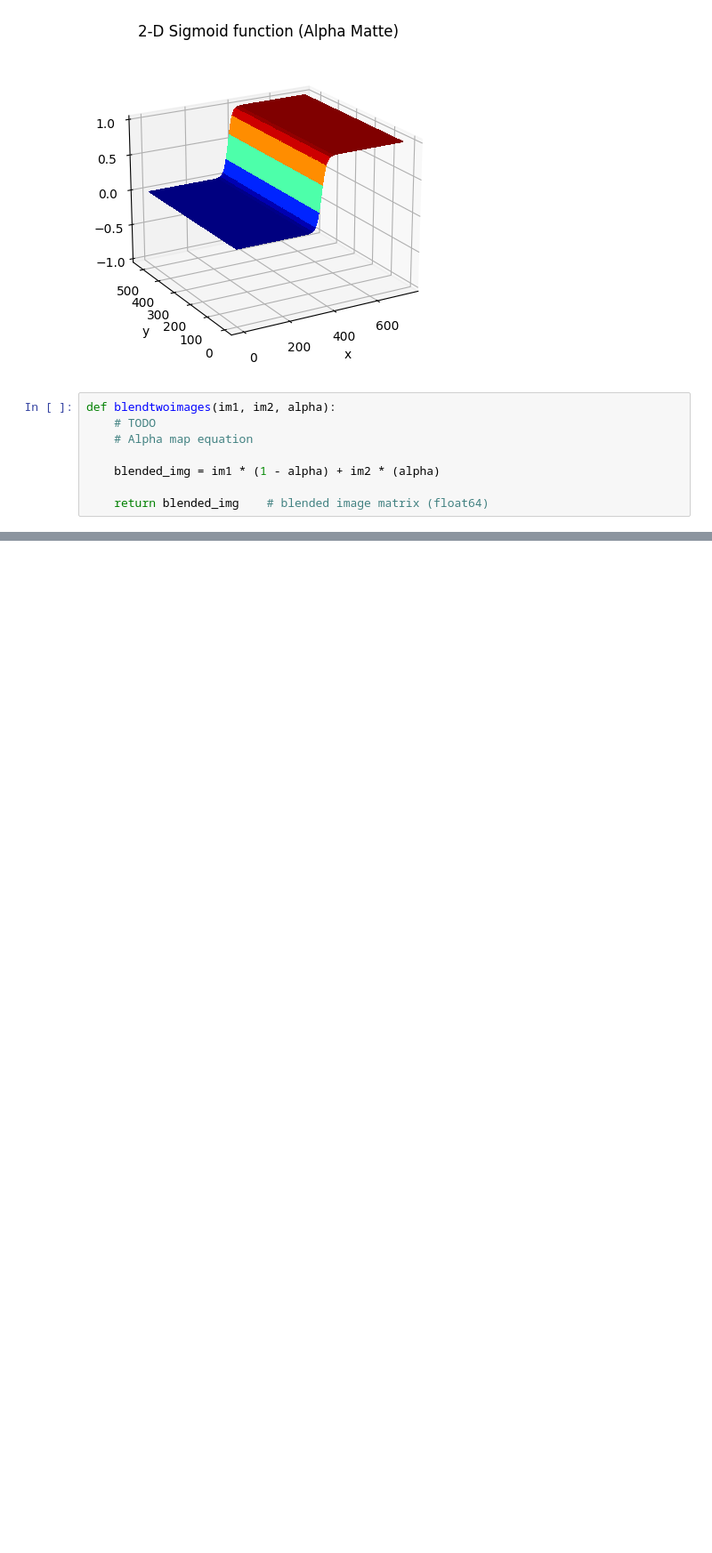
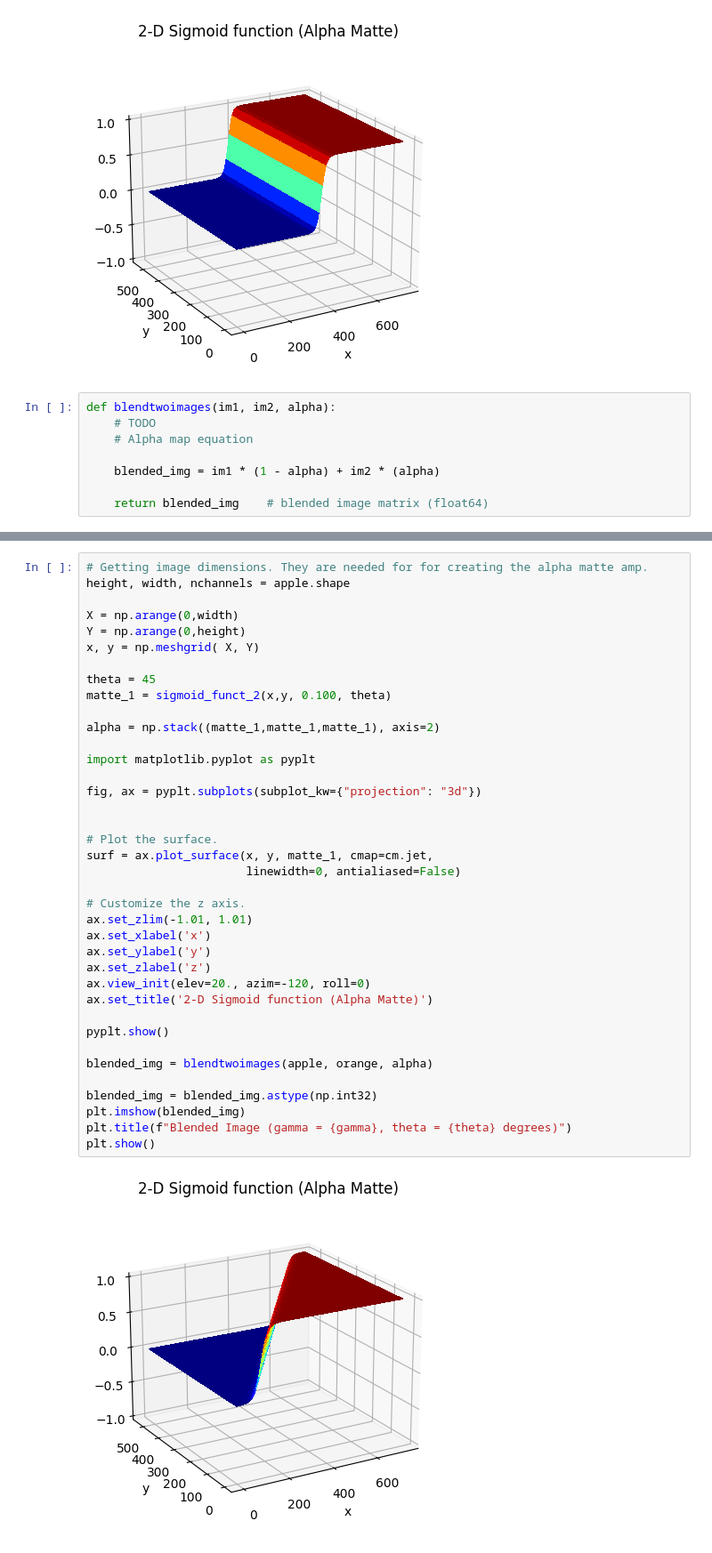
Before and after one commit to StevenHolmberg/CSE5683, a Jupyter notebook: Assignment_2.ipynb, the cells around one changed output, grey strips where cells are left out. Shown at 89% size. Cells and saved outputs as stored; diff of their text form; blank space fills up the shorter version.

```diff
--- a/Assignment_2.ipynb
+++ b/Assignment_2.ipynb
@@ -192,0 +222,40 @@ plt.show()
+# %%
+# Getting image dimensions. They are needed for for creating the alpha matte amp.
+height, width, nchannels = apple.shape
+
+X = np.arange(0,width)
+Y = np.arange(0,height)
+x, y = np.meshgrid( X, Y)
+
+theta = 45
+matte_1 = sigmoid_funct_2(x,y, 0.100, theta)
+
+alpha = np.stack((matte_1,matte_1,matte_1), axis=2)
+
+import matplotlib.pyplot as pyplt
+
+fig, ax = pyplt.subplots(subplot_kw={"projection": "3d"})
+
+
+# Plot the surface.
+surf = ax.plot_surface(x, y, matte_1, cmap=cm.jet,
+                       linewidth=0, antialiased=False)
+
+# Customize the z axis.
+ax.set_zlim(-1.01, 1.01)
+ax.set_xlabel('x')
+ax.set_ylabel('y')
+ax.set_zlabel('z')
+ax.view_init(elev=20., azim=-120, roll=0)
+ax.set_title('2-D Sigmoid function (Alpha Matte)')
+
+pyplt.show()
+
+blended_img = blendtwoimages(apple, orange, alpha)
+
+blended_img = blended_img.astype(np.int32)
+plt.imshow(blended_img)
+plt.title(f"Blended Image (gamma = {gamma}, theta = {theta} degrees)")
+plt.show()
+# %% [output]
+[figure, added]
```
Also changed, not shown: parts of 5 cells of this notebook.
